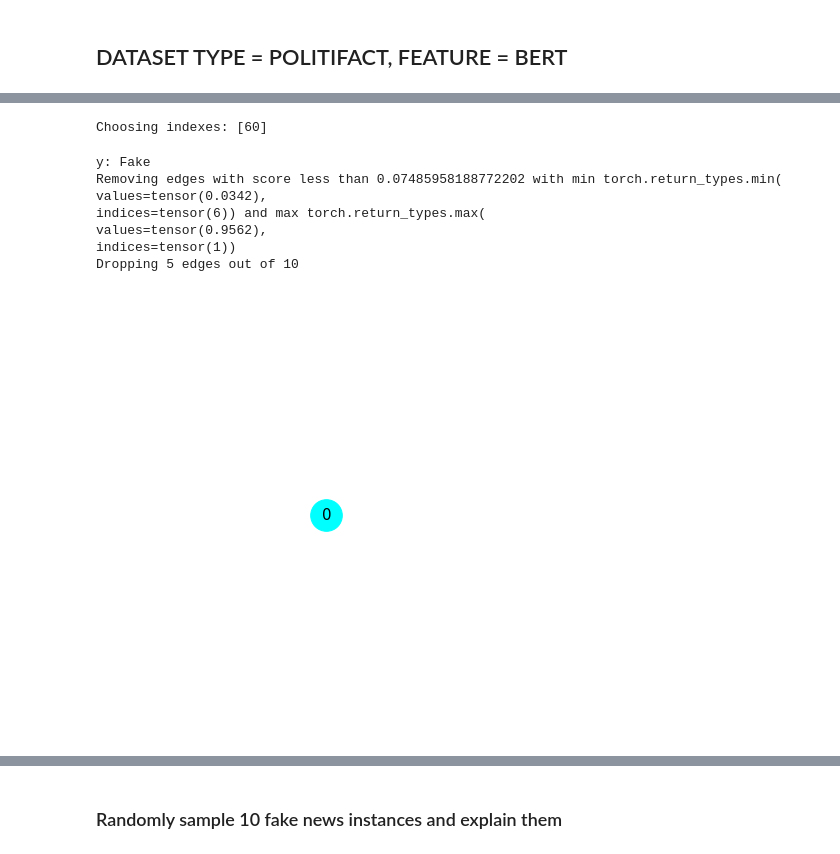
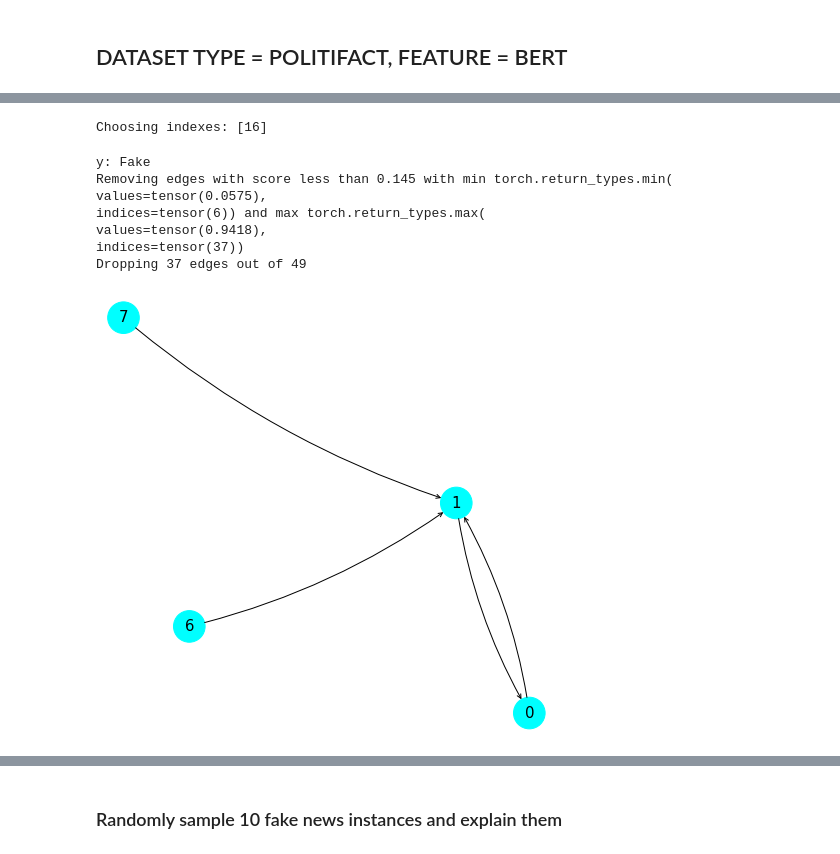
Before and after one commit to sersery35/Explainability_of_FND_Models, a Jupyter notebook: GNNFakeNews/notebooks/UPFD_GCNFN_POL_Notebook.ipynb, the cells around one changed output, grey strips where cells are left out. Saved outputs shown, nothing was run; the diff lists cells and outputs as text; code cells hidden in the pictures.

Commit message:
add more visualization and fix mistakes

```diff
--- a/GNNFakeNews/notebooks/UPFD_GCNFN_POL_Notebook.ipynb
+++ b/GNNFakeNews/notebooks/UPFD_GCNFN_POL_Notebook.ipynb
@@ -35,5 +44,4 @@ Test set results: acc: 0.8235, f1_macro: 0.8222, f1_micro: 0.8235,precision: 0.8
 # %%
 sample_data = dataset_manager.get_random_train_samples(device=model.m_args.device, label=0)[0]
-explainer = GNNModelExplainer(model, sample_data)
 # %% [output]
-Choosing indexes: [60]
+Choosing indexes: [16]
@@ -40,14 +50,14 @@ Choosing indexes: [60]
 # %%
-explainer.visualize_explaining_graph()
+explainer.visualize_explaining_graph(threshold=0.1450)
 # %% [output]
 y: Fake
-Removing edges with score less than 0.07485958188772202 with min torch.return_types.min(
-values=tensor(0.0342),
+Removing edges with score less than 0.145 with min torch.return_types.min(
+values=tensor(0.0575),
 indices=tensor(6)) and max torch.return_types.max(
-values=tensor(0.9562),
-indices=tensor(1))
-Dropping 5 edges out of 10
+values=tensor(0.9418),
+indices=tensor(37))
+Dropping 37 edges out of 49
-[figure, old version]
+[figure, new version]
 # %%
 explainer.visualize_adjacency_matrix()
 # %% [output]
```
Also changed, not shown: parts of 8 cells of this notebook, 9 other files.
